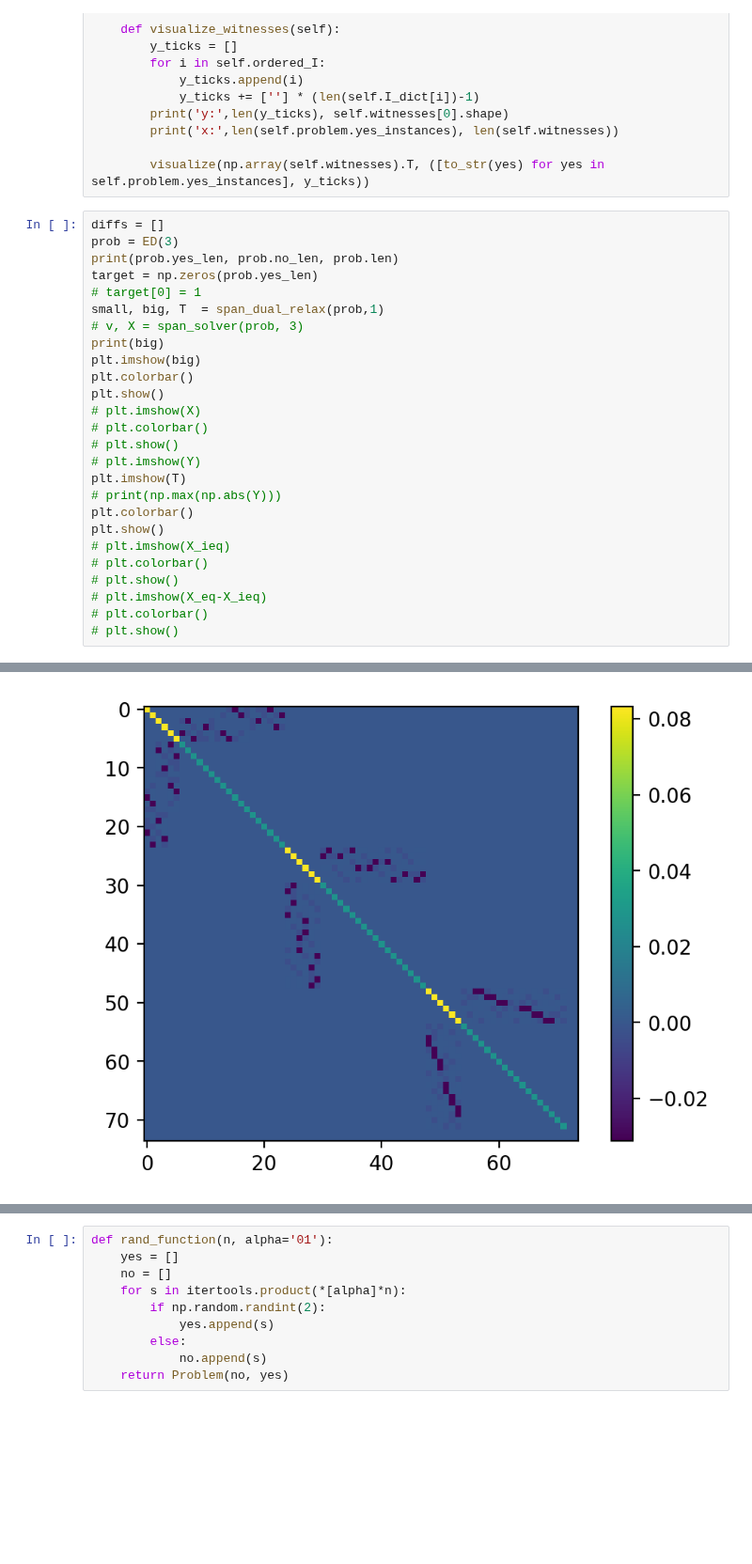
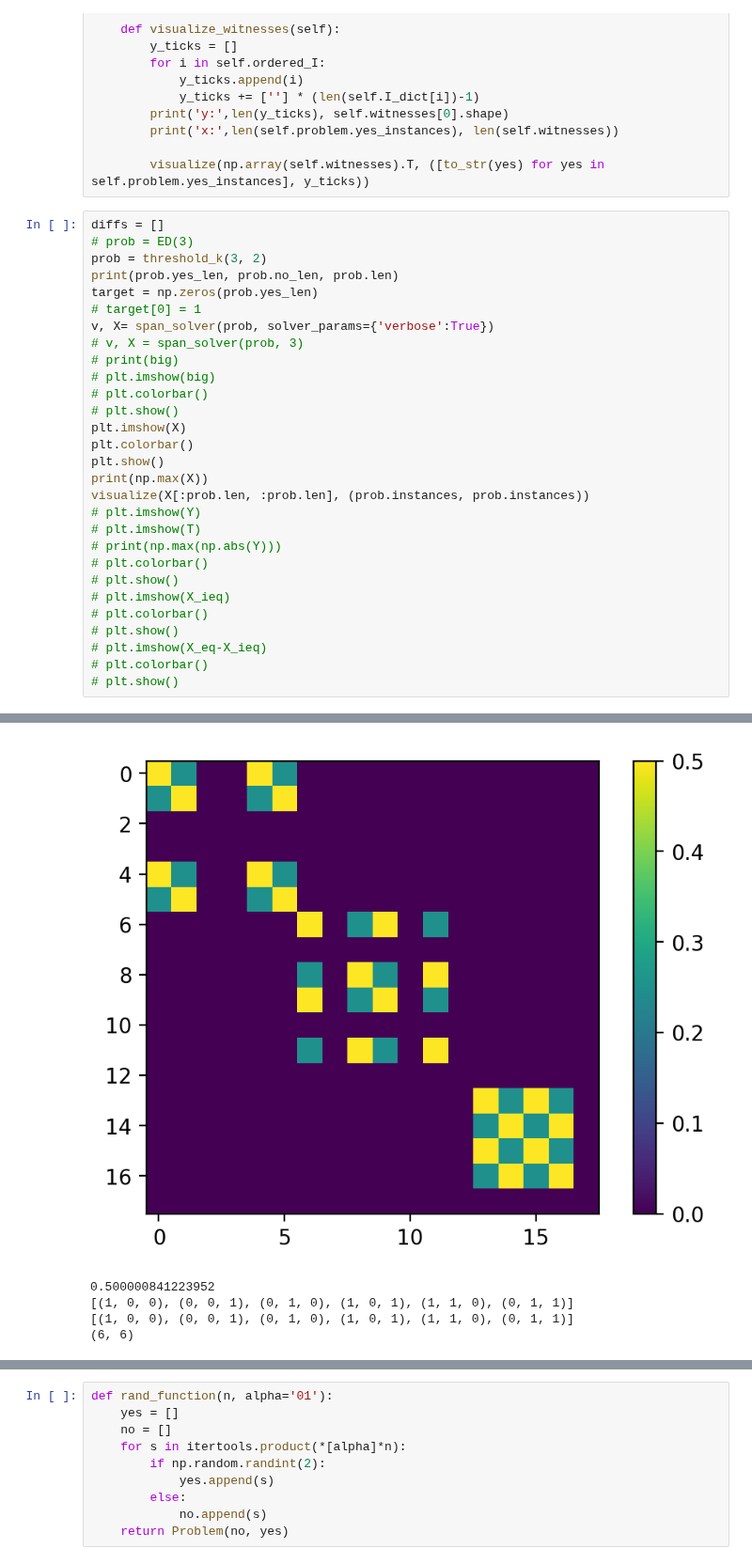
Before and after one commit to blake-holman/ED_Adversaries, a Jupyter notebook: Span.ipynb, the cells around one changed output, grey strips where cells are left out. Shown at 94% size. Cells and saved outputs as stored; diff of their text form; blank space fills up the shorter version.

```diff
--- a/Span.ipynb
+++ b/Span.ipynb
@@ -62,24 +62,27 @@ class SpanProgram():
         visualize(np.array(self.witnesses).T, ([to_str(yes) for yes in self.problem.yes_instances], y_ticks))
 # %%
 diffs = []
-prob = ED(3)
+# prob = ED(3)
+prob = threshold_k(3, 2)
 print(prob.yes_len, prob.no_len, prob.len)
 target = np.zeros(prob.yes_len)
 # target[0] = 1
-small, big, T  = span_dual_relax(prob,1)
+v, X= span_solver(prob, solver_params={'verbose':True})
 # v, X = span_solver(prob, 3)
-print(big)
-plt.imshow(big)
+# print(big)
+# plt.imshow(big)
+# plt.colorbar()
+# plt.show()
+plt.imshow(X)
 plt.colorbar()
 plt.show()
-# plt.imshow(X)
+print(np.max(X))
+visualize(X[:prob.len, :prob.len], (prob.instances, prob.instances))
+# plt.imshow(Y)
+# plt.imshow(T)
+# print(np.max(np.abs(Y)))
 # plt.colorbar()
 # plt.show()
-# plt.imshow(Y)
-plt.imshow(T)
-# print(np.max(np.abs(Y)))
-plt.colorbar()
-plt.show()
 # plt.imshow(X_ieq)
 # plt.colorbar()
 # plt.show()
@@ -107 +110,5 @@ after2
-[figure, old version]
+[figure, new version]
+0.500000841223952
+[(1, 0, 0), (0, 0, 1), (0, 1, 0), (1, 0, 1), (1, 1, 0), (0, 1, 1)]
+[(1, 0, 0), (0, 0, 1), (0, 1, 0), (1, 0, 1), (1, 1, 0), (0, 1, 1)]
+(6, 6)
```
Also changed, not shown: parts of 2 cells of this notebook, 9 other files.
